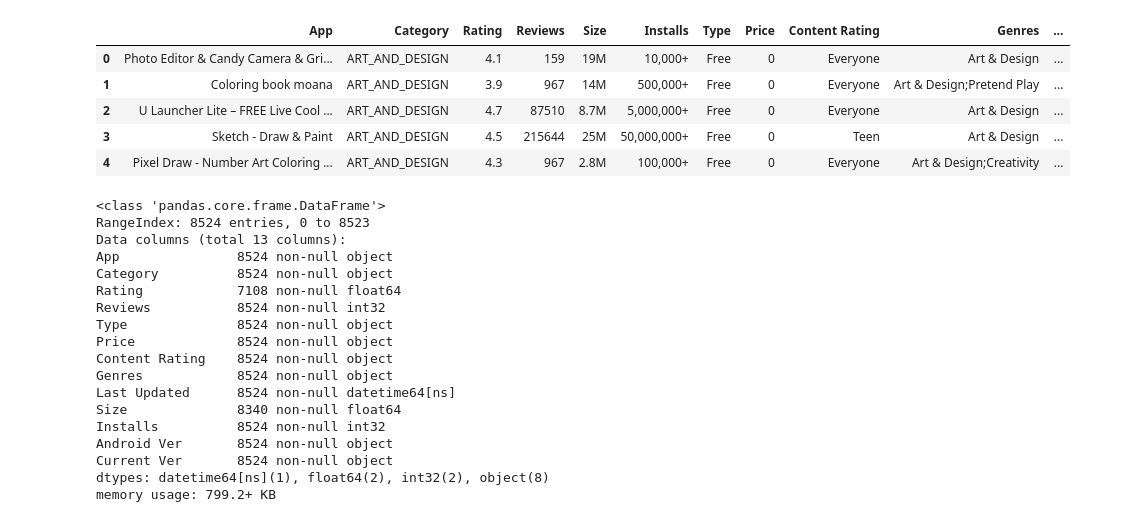
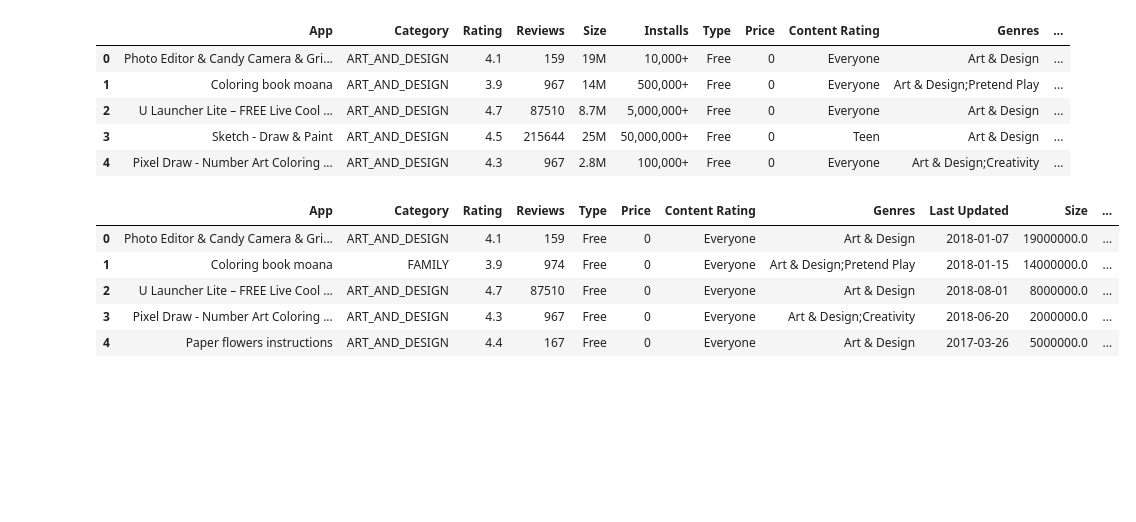
Before and after one commit to MPorcinoBicocca/Fcs_porcino_colombo, a Jupyter notebook: Final Project.ipynb, the cells around one changed output. Saved outputs shown, nothing was run; the diff lists cells and outputs as text; code cells hidden in the pictures; blank space fills up the shorter version.

```diff
--- a/Final Project.ipynb
+++ b/Final Project.ipynb
@@ -283,21 +241,9 @@ cleaned_gps['Reviews'] = pd.to_numeric(cleaned_gps['Reviews'], downcast='integer
 # %%
-cleaned_gps.info()
+cleaned_gps.head()
 # %% [output]
-<class 'pandas.core.frame.DataFrame'>
-RangeIndex: 8524 entries, 0 to 8523
-Data columns (total 13 columns):
-App               8524 non-null object
-Category          8524 non-null object
-Rating            7108 non-null float64
-Reviews           8524 non-null int32
-Type              8524 non-null object
-Price             8524 non-null object
-Content Rating    8524 non-null object
-Genres            8524 non-null object
-Last Updated      8524 non-null datetime64[ns]
-Size              8340 non-null float64
-Installs          8524 non-null int32
-Android Ver       8524 non-null object
-Current Ver       8524 non-null object
-dtypes: datetime64[ns](1), float64(2), int32(2), object(8)
-memory usage: 799.2+ KB
+|  | App | Category | Rating | Reviews | Type | Price | Content Rating | Genres | Last Updated | Size | ... |
+| 0 | Photo Editor & Candy Camera & Gri... | ART_AND_DESIGN | 4.1 | 159 | Free | 0 | Everyone | Art & Design | 2018-01-07 | 19000000.0 | ... |
+| 1 | Coloring book moana | FAMILY | 3.9 | 974 | Free | 0 | Everyone | Art & Design;Pretend Play | 2018-01-15 | 14000000.0 | ... |
+| 2 | U Launcher Lite – FREE Live Cool ... | ART_AND_DESIGN | 4.7 | 87510 | Free | 0 | Everyone | Art & Design | 2018-08-01 | 8000000.0 | ... |
+| 3 | Pixel Draw - Number Art Coloring ... | ART_AND_DESIGN | 4.3 | 967 | Free | 0 | Everyone | Art & Design;Creativity | 2018-06-20 | 2000000.0 | ... |
+| 4 | Paper flowers instructions | ART_AND_DESIGN | 4.4 | 167 | Free | 0 | Everyone | Art & Design | 2017-03-26 | 5000000.0 | ... |
```
Also changed, not shown: parts of 31 cells of this notebook.
